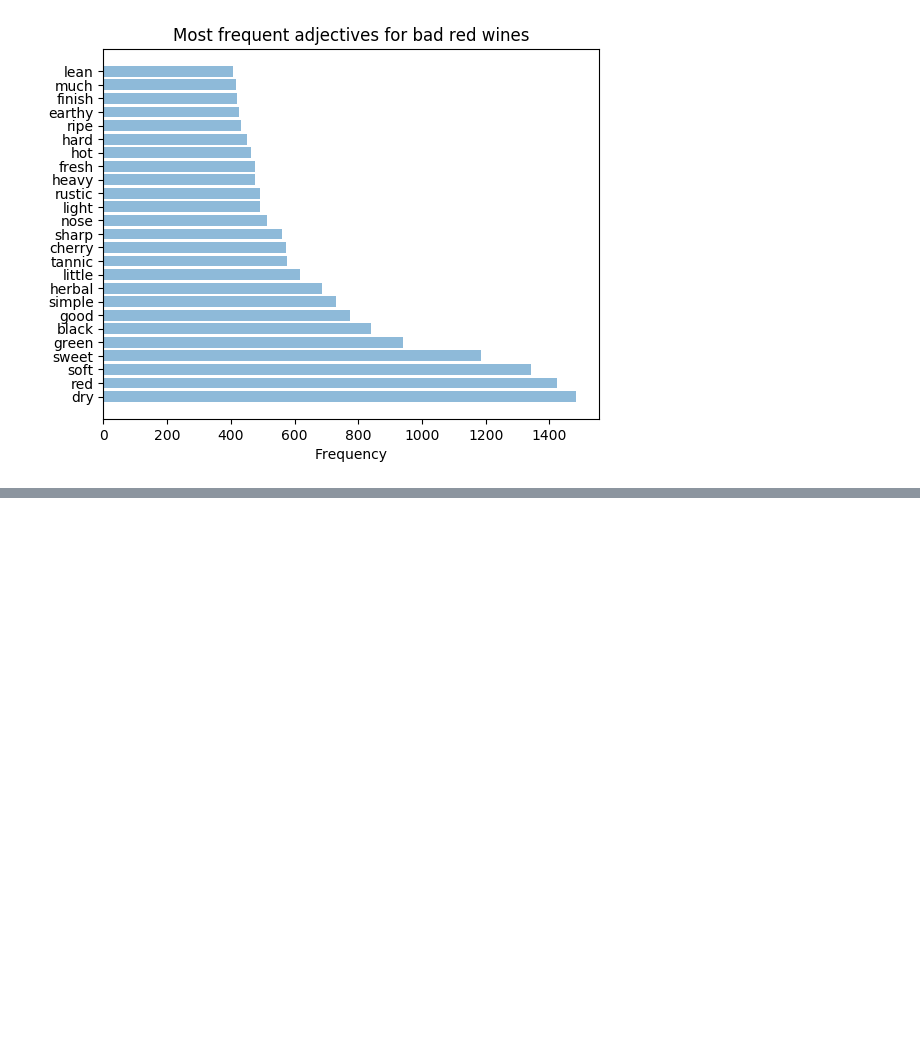
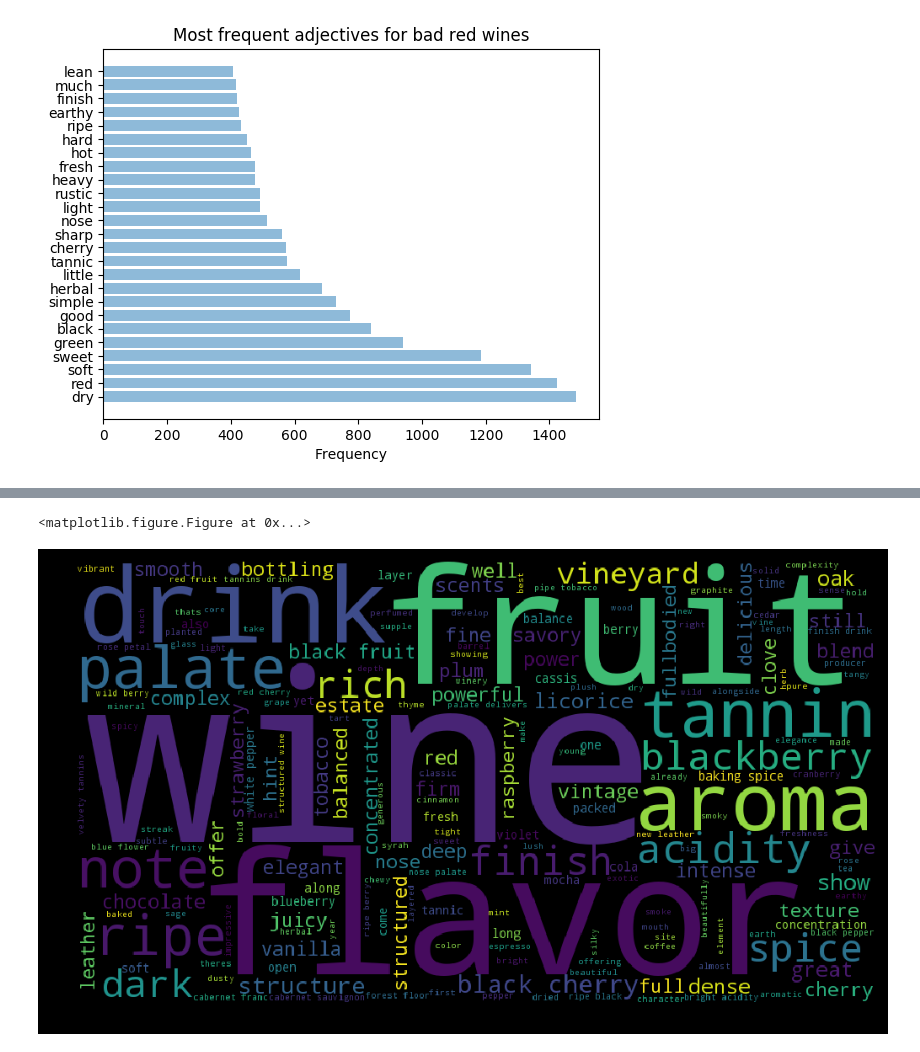
Before and after one commit to pavlafuxova/TFM, a Jupyter notebook: word_count_classifier.ipynb, the cells around one changed output, grey strips where cells are left out. Cells and saved outputs as stored; diff of their text form; code cells hidden in the pictures; blank space fills up the shorter version.

```diff
--- a/word_count_classifier.ipynb
+++ b/word_count_classifier.ipynb
@@ -322,0 +357,5 @@ plt.show()
+# %%
+plot_Cloud(red_wordcloud)
+# %% [output]
+<matplotlib.figure.Figure at 0x...>
+[figure, added]
```
Also changed, not shown: parts of 3 cells of this notebook.
